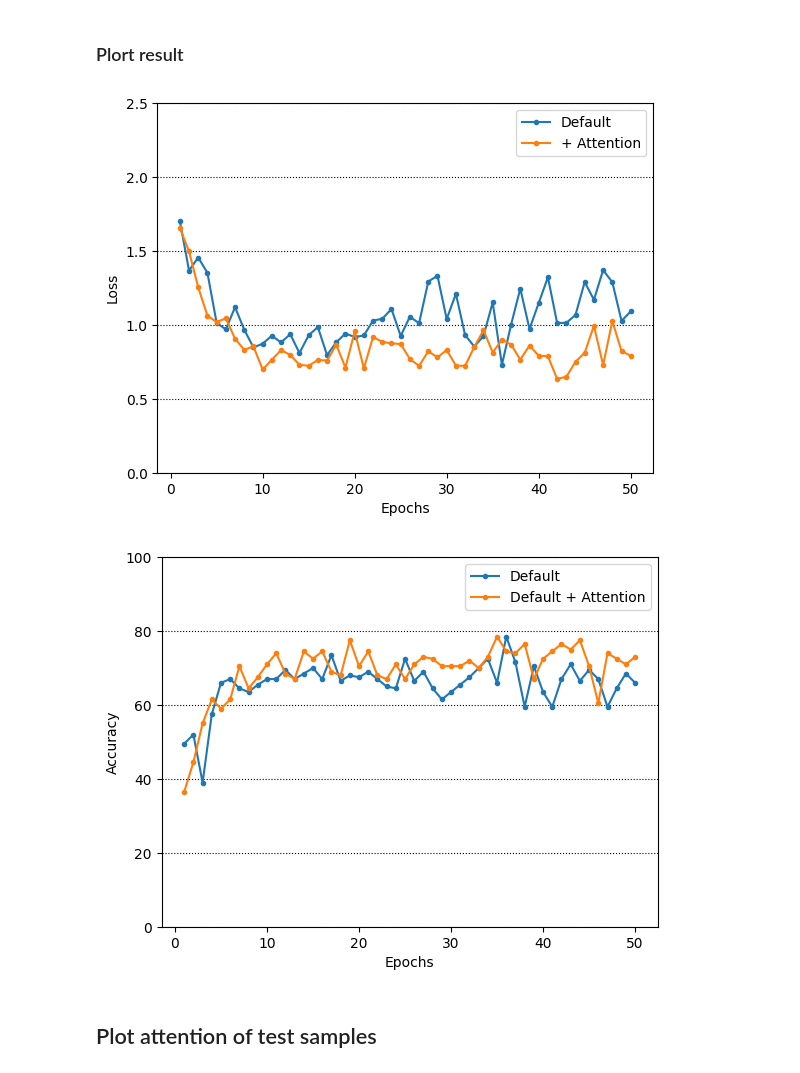
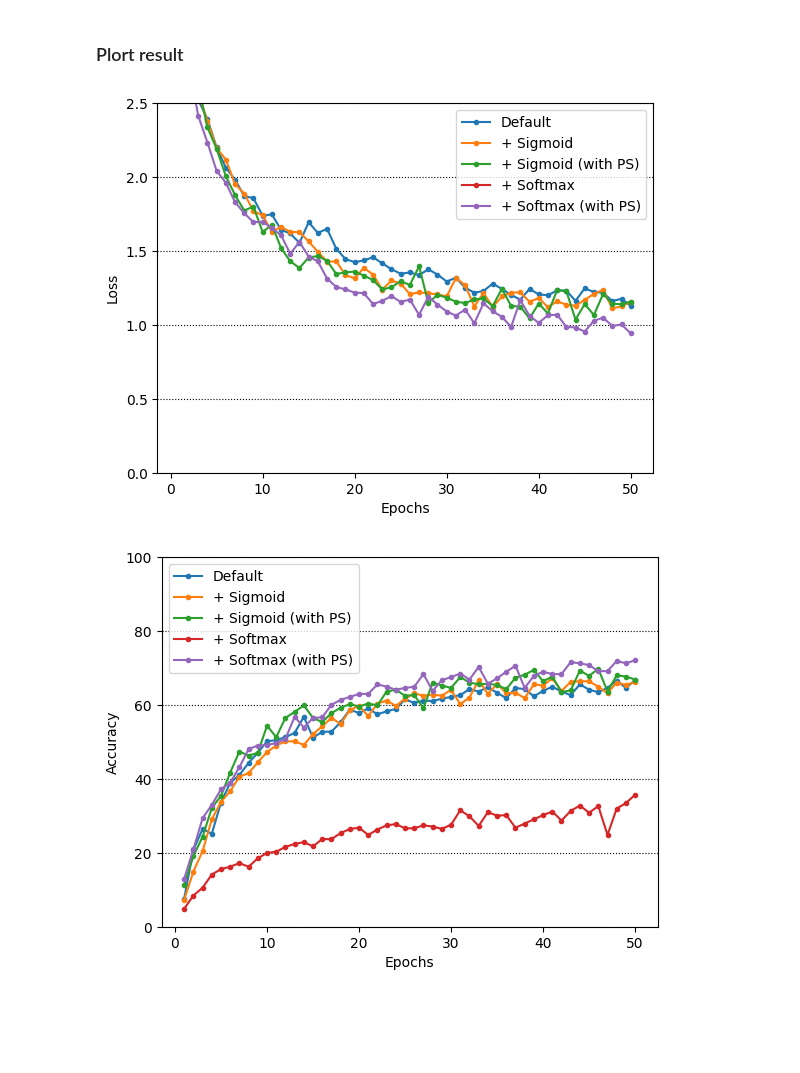
Before and after one commit to takayama-rado/trado_samples, a Jupyter notebook: colab_files/gislr_simple_attention.ipynb, the cells around one changed output. Drawn from its saved outputs; the diff is of its cells as text; code cells hidden in the pictures; blank space fills up the shorter version.

```diff
--- a/colab_files/gislr_simple_attention.ipynb
+++ b/colab_files/gislr_simple_attention.ipynb
@@ -380,10 +426,11 @@ torch.Size([2, 10])
 ## 4.1 Set common parameters.
 # %%
 # Set common parameters.
-batch_size = 32
+batch_size = 256
 load_into_ram = True
 test_pid = 16069
-num_workers = 1
+num_workers = os.cpu_count()
+print(f"Using {num_workers} cores for data loading.")
 lr = 3e-4
 
 epochs = 50
@@ -544,12 +596,12 @@ for epoch in range(epochs):
     if (epoch+1) % eval_every_n_epochs == 0:
         acc = test_loop(test_dataloader, model, device)
         test_accs.append(acc)
-train_losses_sigmoid_attention = np.array(train_losses)
-val_losses_sigmoid_attention = np.array(val_losses)
-test_accs_sigmoid_attention = np.array(test_accs)
+train_losses_sigmoid_attention_wo_post_scale = np.array(train_losses)
+val_losses_sigmoid_attention_wo_post_scale = np.array(val_losses)
+test_accs_sigmoid_attention_wo_post_scale = np.array(test_accs)
 
-print(f"Minimum validation loss:{val_losses_sigmoid_attention.min()} at {np.argmin(val_losses_sigmoid_attention)+1} epoch.")
-print(f"Maximum accuracy:{test_accs_sigmoid_attention.max()} at {np.argmax(test_accs_sigmoid_attention)*eval_every_n_epochs+1} epoch.")
+print(f"Minimum validation loss:{val_losses_sigmoid_attention_wo_post_scale.min()} at {np.argmin(val_losses_sigmoid_attention_wo_post_scale)+1} epoch.")
+print(f"Maximum accuracy:{test_accs_sigmoid_attention_wo_post_scale.max()} at {np.argmax(test_accs_sigmoid_attention_wo_post_scale)*eval_every_n_epochs+1} epoch.")
 # %% [output]
 Start training.
 --------------------------------------------------------------------------------
@@ -570,0 +956,25 @@ Maximum accuracy:78.5 at 35 epoch.
+# %%
+# Train, validation, and evaluation.
+model.to(device)
+
+train_losses = []
+val_losses = []
+test_accs = []
+print("Start training.")
+for epoch in range(epochs):
+    print("-" * 80)
+    print(f"Epoch {epoch+1}")
+
+    train_losses = train_loop(train_dataloader, model, loss_fn, optimizer, device)
+    val_loss = val_loop(val_dataloader, model, loss_fn, device)
+    val_losses.append(val_loss)
+
+    if (epoch+1) % eval_every_n_epochs == 0:
+        acc = test_loop(test_dataloader, model, device)
+        test_accs.append(acc)
+train_losses_softmax_attention_w_post_scale = np.array(train_losses)
+val_losses_softmax_attention_w_post_scale = np.array(val_losses)
+test_accs_softmax_attention_w_post_scale = np.array(test_accs)
+
+print(f"Minimum validation loss:{val_losses_softmax_attention_w_post_scale.min()} at {np.argmin(val_losses_softmax_attention_w_post_scale)+1} epoch.")
+print(f"Maximum accuracy:{test_accs_softmax_attention_w_post_scale.max()} at {np.argmax(test_accs_softmax_attention_w_post_scale)*eval_every_n_epochs+1} epoch.")
@@ -577,26 +1048,30 @@ plt.grid(axis="y", linestyle="dotted", color="k")
 
 xs = np.arange(1, len(val_losses_default)+1)
 plt.plot(xs, val_losses_default, label="Default", marker=".")
-plt.plot(xs, val_losses_sigmoid_attention, label="+ Attention", marker=".")
+plt.plot(xs, val_losses_sigmoid_attention_wo_post_scale, label="+ Sigmoid", marker=".")
+plt.plot(xs, val_losses_sigmoid_attention_w_post_scale, label="+ Sigmoid (with PS)", marker=".")
+plt.plot(xs, val_losses_softmax_attention_wo_post_scale, label="+ Softmax", marker=".")
+plt.plot(xs, val_losses_softmax_attention_w_post_scale, label="+ Softmax (with PS)", marker=".")
 plt.xlabel("Epochs")
 plt.ylabel("Loss")
 plt.ylim([0.0, 2.5])
 plt.legend()
 plt.show()
 # %% [output]
-[figure, old version]
+[figure, new version]
 # %%
 plt.grid(axis="y", linestyle="dotted", color="k")
 
 xs = np.arange(1, len(test_accs_default)+1)
 plt.plot(xs, test_accs_default, label="Default", marker=".")
-plt.plot(xs, test_accs_sigmoid_attention, label="Default + Attention", marker=".")
+plt.plot(xs, test_accs_sigmoid_attention_wo_post_scale, label="+ Sigmoid", marker=".")
+plt.plot(xs, test_accs_sigmoid_attention_w_post_scale, label="+ Sigmoid (with PS)", marker=".")
+plt.plot(xs, test_accs_softmax_attention_wo_post_scale, label="+ Softmax", marker=".")
+plt.plot(xs, test_accs_softmax_attention_w_post_scale, label="+ Softmax (with PS)", marker=".")
 plt.xlabel("Epochs")
 plt.ylabel("Accuracy")
 plt.ylim([0.0, 100.0])
 plt.legend()
 plt.show()
 # %% [output]
-[figure, old version]
+[figure, new version]
-# %% [markdown]
-## Plot attention of test samples
```
Also changed, not shown: parts of 43 cells of this notebook.
